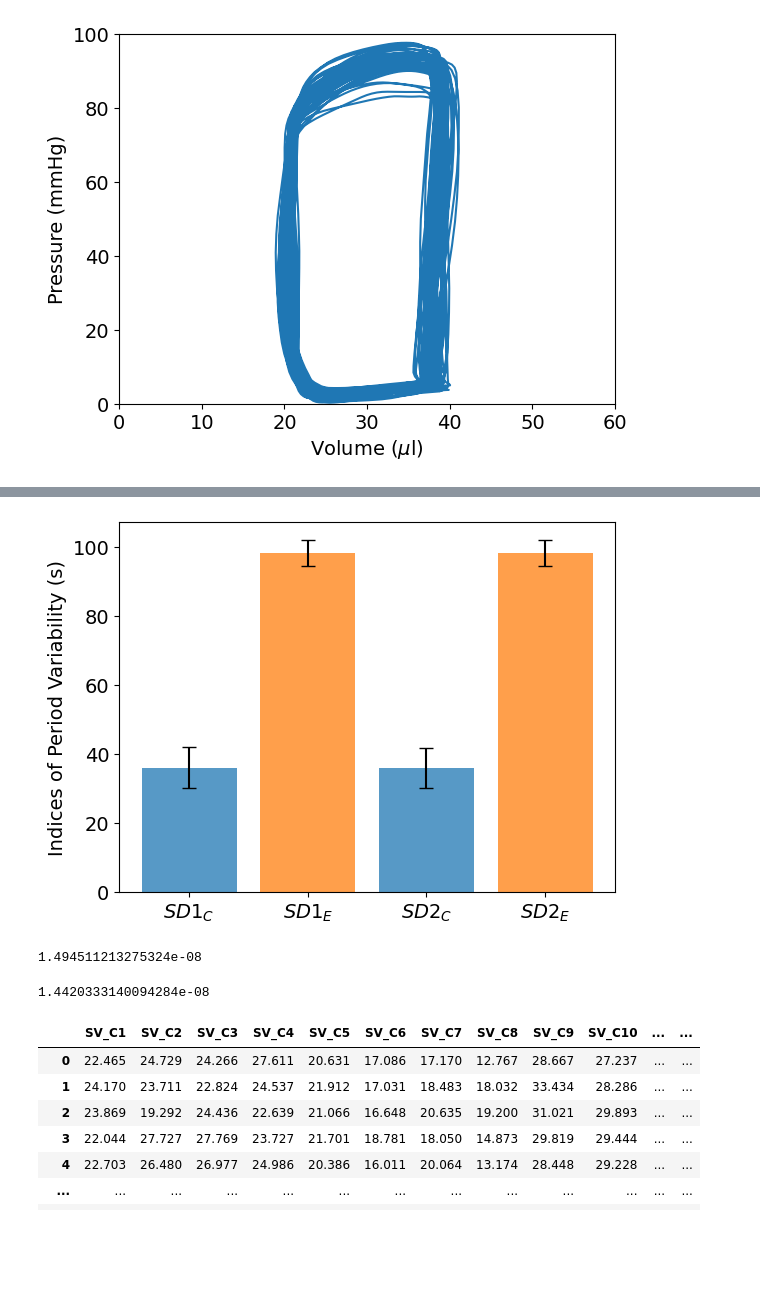
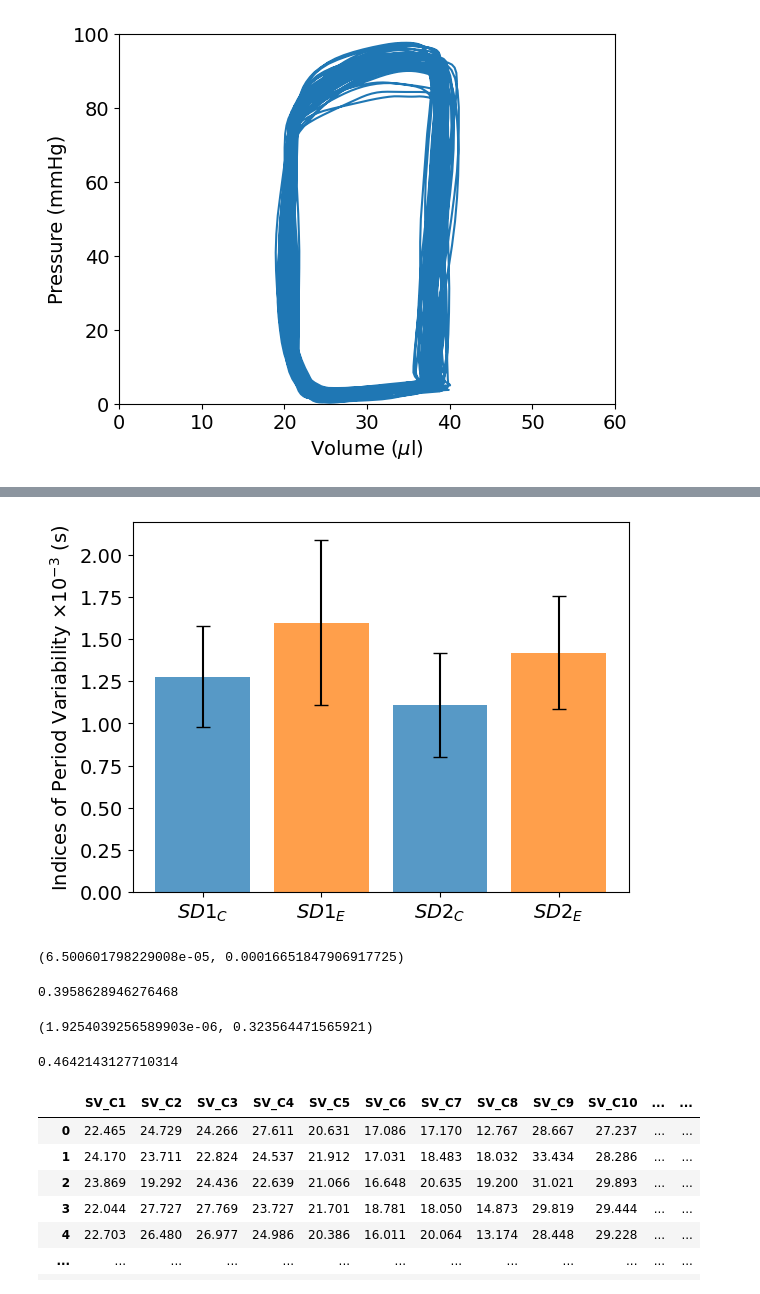
Before and after one commit to moises-santillan/HeartVariability, a Jupyter notebook: Code/HeartVariability.ipynb, the cells around one changed output, grey strips where cells are left out. Drawn from its saved outputs; the diff is of its cells as text; code cells hidden in the pictures; blank space fills up the shorter version.

```diff
--- a/Code/HeartVariability.ipynb
+++ b/Code/HeartVariability.ipynb
@@ -159,21 +159,33 @@ means, cvs
 # %%
 fig, ax = plt.subplots()
-ax.bar(["$SD1_C$", "$SD1_E$", "$SD2_C$", "$SD2_E$"], means, yerr=cvs, align='center', alpha=0.75, color=("C0", "C1", "C0", "C1"), ecolor='black', capsize=5)
-ax.set_ylabel('Indices of Period Variability (s)')
+ax.bar(["$SD1_C$", "$SD1_E$", "$SD2_C$", "$SD2_E$"], means*1e3, yerr=cvs*1e3, align='center', alpha=0.75, color=("C0", "C1", "C0", "C1"), ecolor='black', capsize=5)
+ax.set_ylabel('Indices of Period Variability ×$10^{-3}$ (s)')
 
 plt.savefig("../Manuscript/Fig02_C.pdf")
 # %% [output]
-[figure, old version]
+[figure, new version]
+# %%
+k2c, pc = stats.normaltest(SD1_C)
+k2e, pe = stats.normaltest(SD1_E)
+pc, pe
+# %% [output]
+(6.500601798229008e-05, 0.00016651847906917725)
 # %%
-t_stat, p_value = stats.ttest_ind(SD1_C, SD1_E, equal_var=False)
-p_value/2
+t_stat, p_value = stats.mannwhitneyu(SD1_C, SD1_E)
+p_value
 # %% [output]
-1.494511213275324e-08
+0.3958628946276468
+# %%
+k2c, pc = stats.normaltest(SD2_C)
+k2e, pe = stats.normaltest(SD2_E)
+pc, pe
+# %% [output]
+(1.9254039256589903e-06, 0.323564471565921)
 # %%
-t_stat, p_value = stats.ttest_ind(SD2_C, SD2_E, equal_var=False)
-p_value/2
+t_stat, p_value = stats.mannwhitneyu(SD2_C, SD2_E)
+p_value
 # %% [output]
-1.4420333140094284e-08
+0.4642143127710314
 # %%
 df = pd.read_csv ("../Data/Volumes.csv")
 df
```
Also changed, not shown: parts of 15 cells of this notebook, 12 other files.
